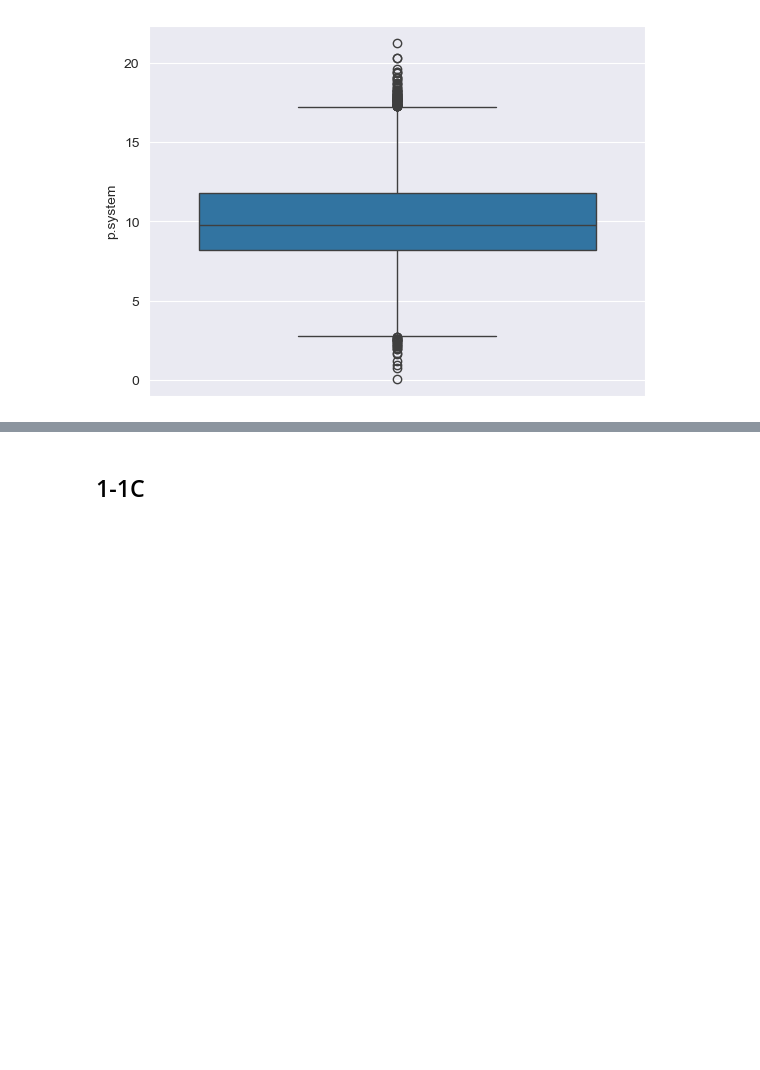
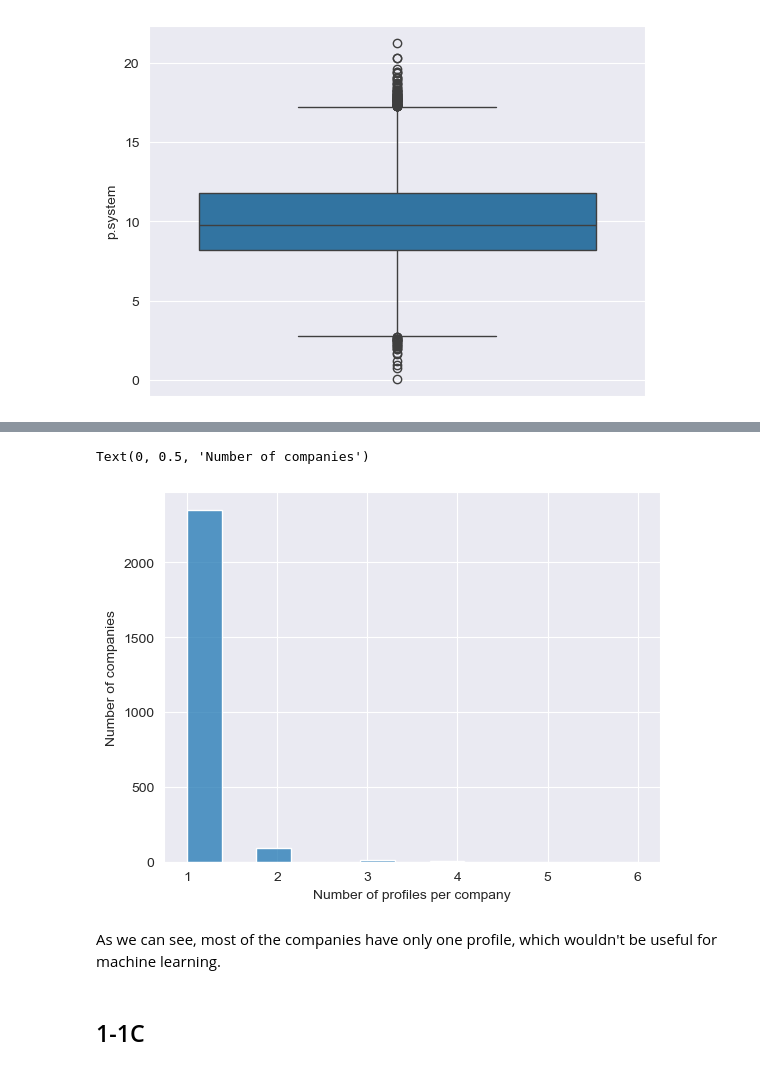
Before and after one commit to MartinH2k3/IAUProject, a Jupyter notebook: phase1M.ipynb, the cells around one changed output, grey strips where cells are left out. Cells and saved outputs as stored; diff of their text form; code cells hidden in the pictures; blank space fills up the shorter version.

```diff
--- a/phase1M.ipynb
+++ b/phase1M.ipynb
@@ -798,3 +862,12 @@ sns.boxplot(processes['p.system'])
+# %%
+sns.histplot(profiles['company'].value_counts())
+plt.xlabel('Number of profiles per company')
+plt.ylabel('Number of companies')
+# %% [output]
+Text(0, 0.5, 'Number of companies')
+[figure, added]
+# %% [markdown]
+As we can see, most of the companies have only one profile, which wouldn't be useful for machine learning.
 # %% [markdown]
 ## 1-1C
 # %% [markdown]
```
Also changed, not shown: parts of 24 cells of this notebook.
